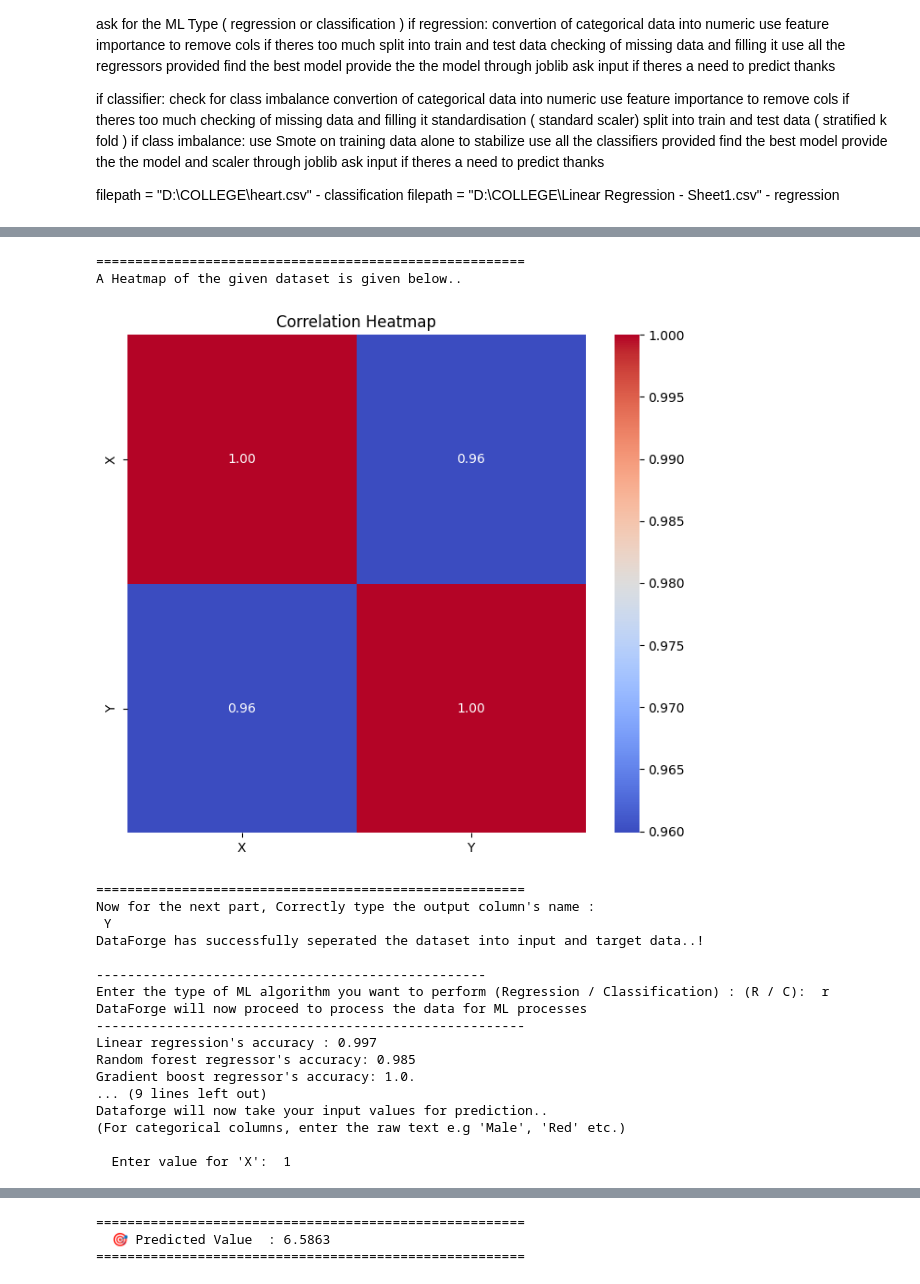
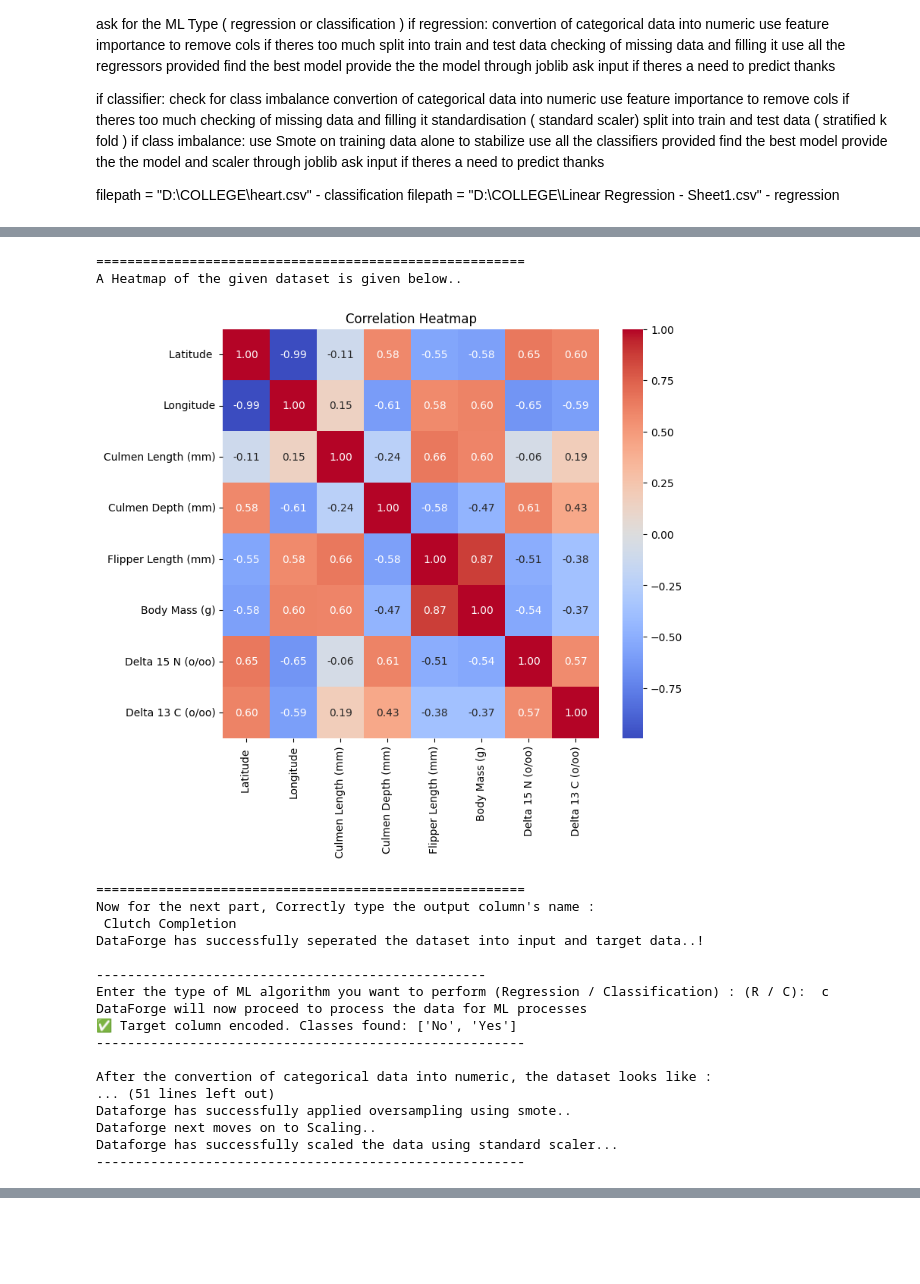
Before and after one commit to Aaditya-229/Data-Forge-AutoML-Project, a Jupyter notebook: ML_Pipeline/ml pipeline project.ipynb, the cells around one changed output, grey strips where cells are left out. Saved outputs shown, nothing was run; the diff lists cells and outputs as text; code cells hidden in the pictures; blank space fills up the shorter version.

Commit message:
fixed the categorical data issue

```diff
--- a/ML_Pipeline/ml pipeline project.ipynb
+++ b/ML_Pipeline/ml pipeline project.ipynb
@@ -71,7 +72,8 @@ import joblib
 # %%
 data = Data_ingestion.data_ingestion()
 summary_of_data(data)
-data_without_outliers = handling_outliers(data)
+new_data = Remove_col(data)
+data_without_outliers = handling_outliers(new_data)
 cleaned_data = remove_duplicates(data_without_outliers)
 visual_Module(cleaned_data)
 input_data, target = input_output_separator(cleaned_data)
@@ -129,20 +131,20 @@ A Histogram of the given dataset is given below..
 =======================================================
 A Heatmap of the given dataset is given below..
-[figure, old version]
+[figure, new version]
 =======================================================
 Now for the next part, Correctly type the output column's name :
- Y
+ Clutch Completion
 DataForge has successfully seperated the dataset into input and target data..!
 
 --------------------------------------------------
-Enter the type of ML algorithm you want to perform (Regression / Classification) : (R / C):  r
+Enter the type of ML algorithm you want to perform (Regression / Classification) : (R / C):  c
 DataForge will now proceed to process the data for ML processes
+✅ Target column encoded. Classes found: ['No', 'Yes']
 -------------------------------------------------------
-Linear regression's accuracy : 0.997
-Random forest regressor's accuracy: 0.985
-Gradient boost regressor's accuracy: 1.0.
-... (9 lines left out)
-Dataforge will now take your input values for prediction..
-(For categorical columns, enter the raw text e.g 'Male', 'Red' etc.)
 
-  Enter value for 'X':  1
+After the convertion of categorical data into numeric, the dataset looks like :
+... (51 lines left out)
+Dataforge has successfully applied oversampling using smote..
+Dataforge next moves on to Scaling..
+Dataforge has successfully scaled the data using standard scaler...
+-------------------------------------------------------
@@ -160,3 +167,0 @@ Dataforge will now take your input values for prediction..
-=======================================================
-  🎯 Predicted Value  : 6.5863
-=======================================================
```
Also changed, not shown: parts of 2 cells of this notebook, 2 other files.
